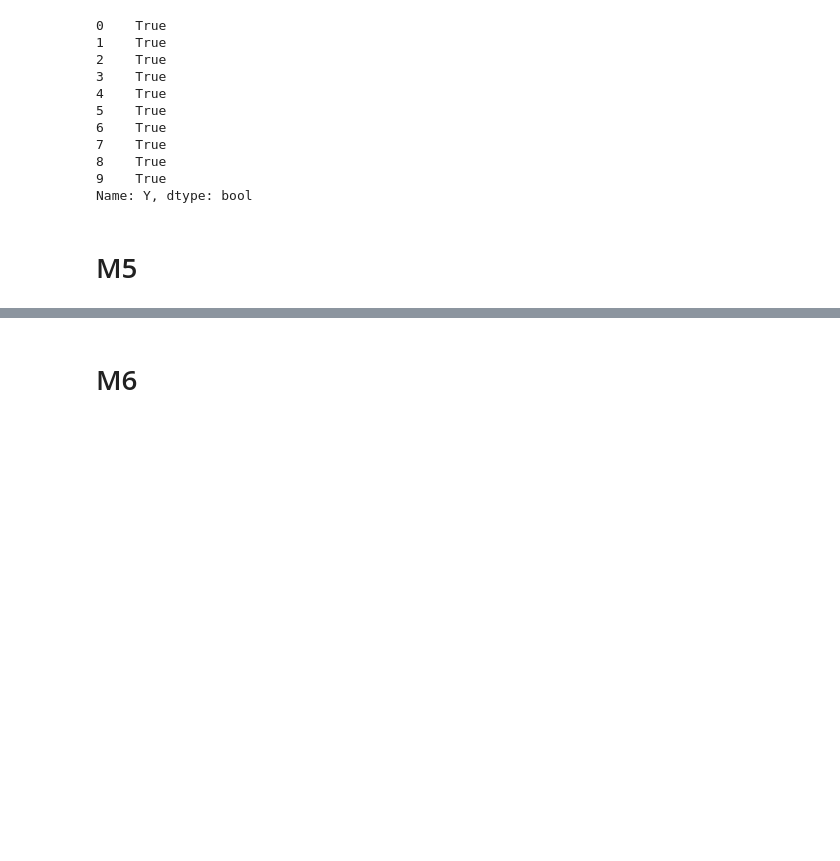
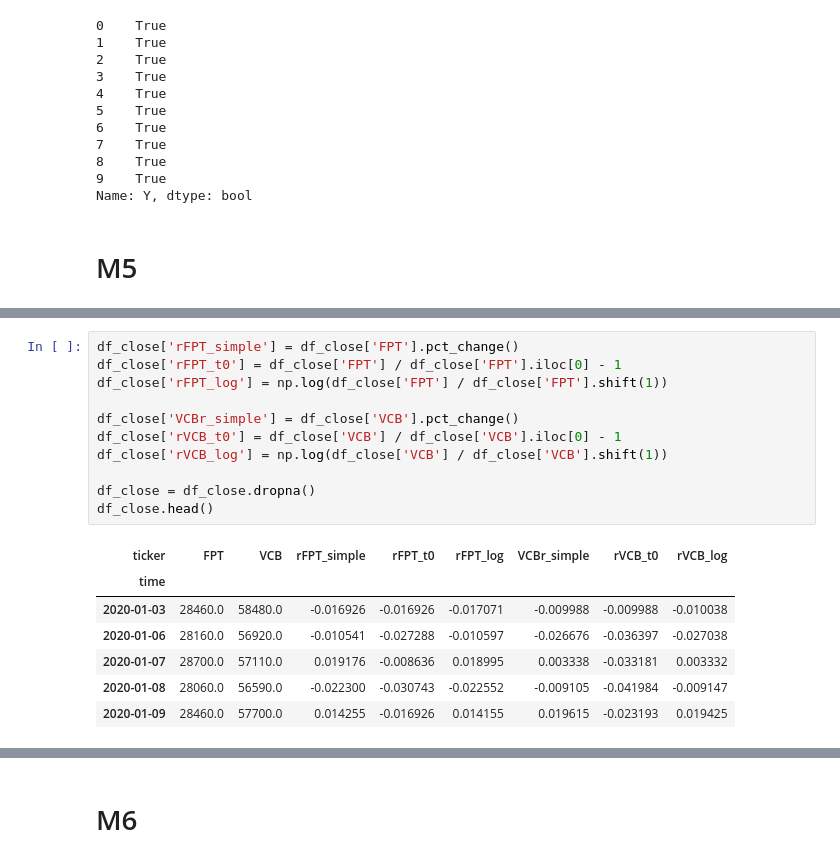
Before and after one commit to Huynh-Tr/MScFE-4, a Jupyter notebook: Derivative Pricing.ipynb, the cells around one changed output, grey strips where cells are left out. Drawn from its saved outputs; the diff is of its cells as text; blank space fills up the shorter version.

```diff
--- a/Derivative Pricing.ipynb
+++ b/Derivative Pricing.ipynb
@@ -1810,0 +1835,19 @@ Name: Y, dtype: bool
+# %%
+df_close['rFPT_simple'] = df_close['FPT'].pct_change()
+df_close['rFPT_t0'] = df_close['FPT'] / df_close['FPT'].iloc[0] - 1
+df_close['rFPT_log'] = np.log(df_close['FPT'] / df_close['FPT'].shift(1))
+
+df_close['VCBr_simple'] = df_close['VCB'].pct_change()
+df_close['rVCB_t0'] = df_close['VCB'] / df_close['VCB'].iloc[0] - 1
+df_close['rVCB_log'] = np.log(df_close['VCB'] / df_close['VCB'].shift(1))
+
+df_close = df_close.dropna()
+df_close.head()
+# %% [output]
+| ticker | FPT | VCB | rFPT_simple | rFPT_t0 | rFPT_log | VCBr_simple | rVCB_t0 | rVCB_log |
+| time |  |  |  |  |  |  |  |  |
+| 2020-01-03 | 28460.0 | 58480.0 | -0.016926 | -0.016926 | -0.017071 | -0.009988 | -0.009988 | -0.010038 |
+| 2020-01-06 | 28160.0 | 56920.0 | -0.010541 | -0.027288 | -0.010597 | -0.026676 | -0.036397 | -0.027038 |
+| 2020-01-07 | 28700.0 | 57110.0 | 0.019176 | -0.008636 | 0.018995 | 0.003338 | -0.033181 | 0.003332 |
+| 2020-01-08 | 28060.0 | 56590.0 | -0.022300 | -0.030743 | -0.022552 | -0.009105 | -0.041984 | -0.009147 |
+| 2020-01-09 | 28460.0 | 57700.0 | 0.014255 | -0.016926 | 0.014155 | 0.019615 | -0.023193 | 0.019425 |
```
Also changed, not shown: parts of 9 cells of this notebook.
